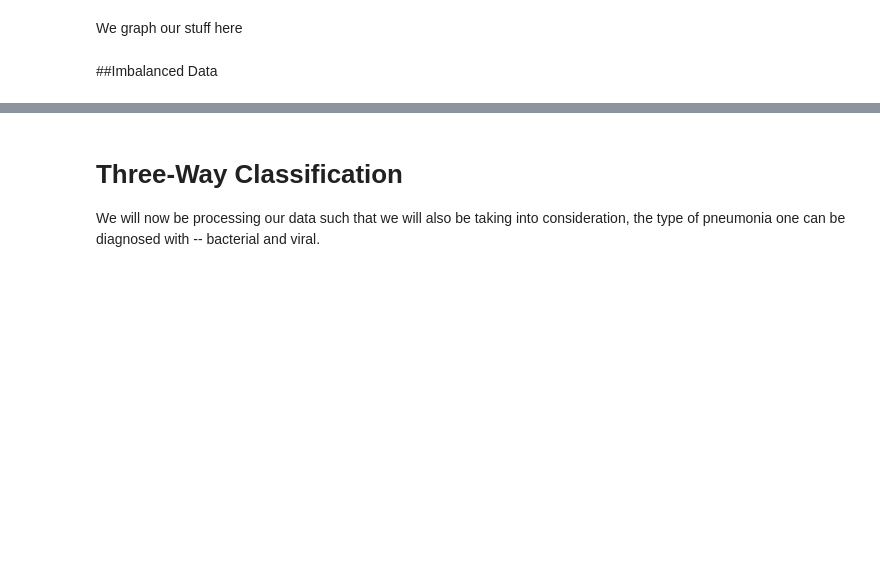
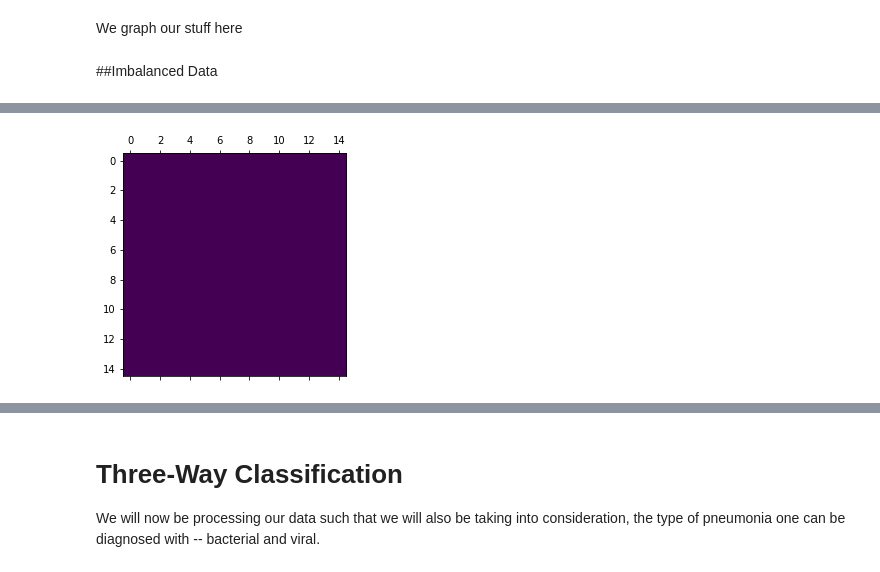
Before and after one commit to xkumachii/pneumonia, a Jupyter notebook: pneumonia_playaround_testing.ipynb, the cells around one changed output, grey strips where cells are left out. Saved outputs shown, nothing was run; the diff lists cells and outputs as text; code cells hidden in the pictures; blank space fills up the shorter version.

```diff
--- a/pneumonia_playaround_testing.ipynb
+++ b/pneumonia_playaround_testing.ipynb
@@ -448,0 +541,41 @@ plt.matshow(heatmap)
+# %%
+# todo: fix potential problem for displaying the activation of the conv2d_3 layer.
+
+img_path = "/content/files/chest_xray/train/PNEUMONIA/person1945_bacteria_4872.jpeg"
+img = image.load_img(img_path, target_size=(150,150))
+x = image.img_to_array(img)
+x = np.expand_dims(x, axis=0)
+img = preprocess_input(x)
+
+last_conv_layer = model.get_layer('conv2d_3')
+last_conv_layer_model = Model(model.inputs, last_conv_layer.output)
+
+classifier_input = Input(shape=last_conv_layer.output.shape[1:])
+cl_in = classifier_input
+
+for i in [
+    "activation_3", "max_pooling2d_3", "flatten", "dense", "activation_4", "dropout", "dense_1"
+]:
+  cl_in = model.get_layer(i)(cl_in)
+
+classifier_model = Model(classifier_input, cl_in)
+
+with tf.GradientTape() as tape:
+  last_conv_layer_output = last_conv_layer_model(img)
+  tape.watch(last_conv_layer_output)
+  preds = classifier_model(last_conv_layer_output)
+  top_pred_index = tf.argmax(preds[0])
+  top_class_channel = preds[:, top_pred_index]
+
+grads = tape.gradient(top_class_channel, last_conv_layer_output)
+
+pooled_grads = K.mean(grads, axis=(0, 1, 2))
+
+pooled_grads_value = pooled_grads.numpy()
+
+conv_layer_output_value = last_conv_layer_output.numpy()[0]
+
+for i in range(64):
+    conv_layer_output_value[:, :, i] *= pooled_grads_value[i]
+
+heatmap = np.mean(conv_layer_output_value, axis=-1)
@@ -449,3 +584,8 @@ plt.matshow(heatmap)
+# %%
+plt.matshow(heatmap)
+plt.show()
+# %% [output]
+[figure, added]
 # %%
 # We load the original image
 img = tf.keras.preprocessing.image.load_img(img_path)
```
Also changed, not shown: parts of 39 cells of this notebook.
